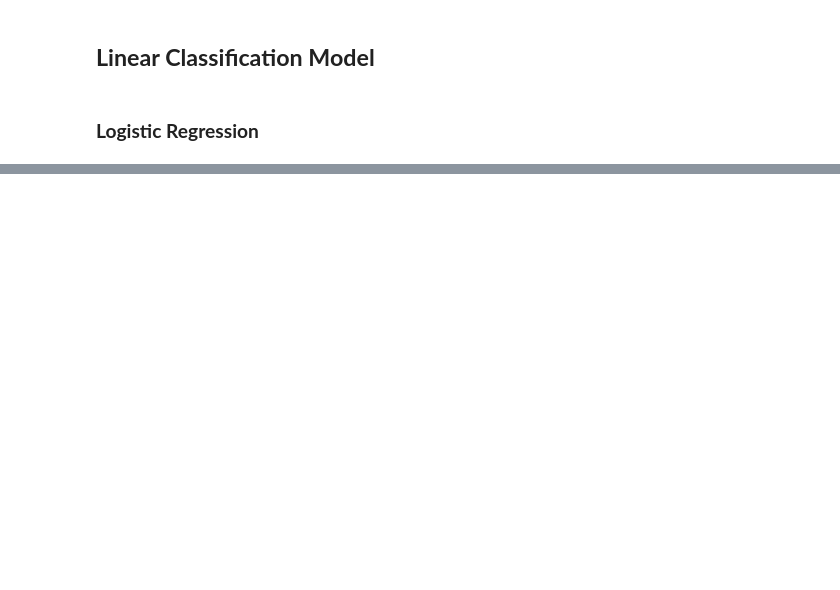
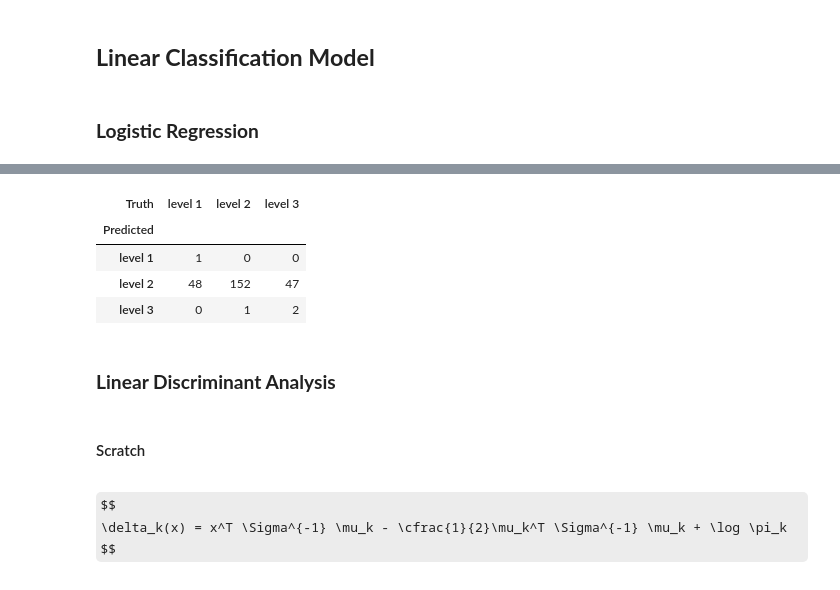
Before and after one commit to felypemaciel/ica2024, a Jupyter notebook: homework3.ipynb, the cells around one changed output, grey strips where cells are left out. Cells and saved outputs as stored; diff of their text form; code cells hidden in the pictures; some formulas as TeX source; blank space fills up the shorter version.

Commit message:
LR, LDA, and QDA
implemented by scratch

```diff
--- a/homework3.ipynb
+++ b/homework3.ipynb
@@ -150,0 +259,12 @@ weighted avg       0.76      0.78      0.77       251
+# %%
+confusion_table(y_pred, y_test)
+# %% [output]
+| Truth | level 1 | level 2 | level 3 |
+| Predicted |  |  |  |
+| level 1 | 1 | 0 | 0 |
+| level 2 | 48 | 152 | 47 |
+| level 3 | 0 | 1 | 2 |
+# %% [markdown]
+### **Linear Discriminant Analysis**
+# %% [markdown]
+#### Scratch
@@ -150,0 +329,4 @@ weighted avg       0.76      0.78      0.77       251
+# %% [markdown]
+$$
+    \delta_k(x) = x^T \Sigma^{-1} \mu_k - \cfrac{1}{2}\mu_k^T \Sigma^{-1} \mu_k + \log \pi_k
+$$
```
Also changed, not shown: parts of 54 cells of this notebook, 3 other files.
